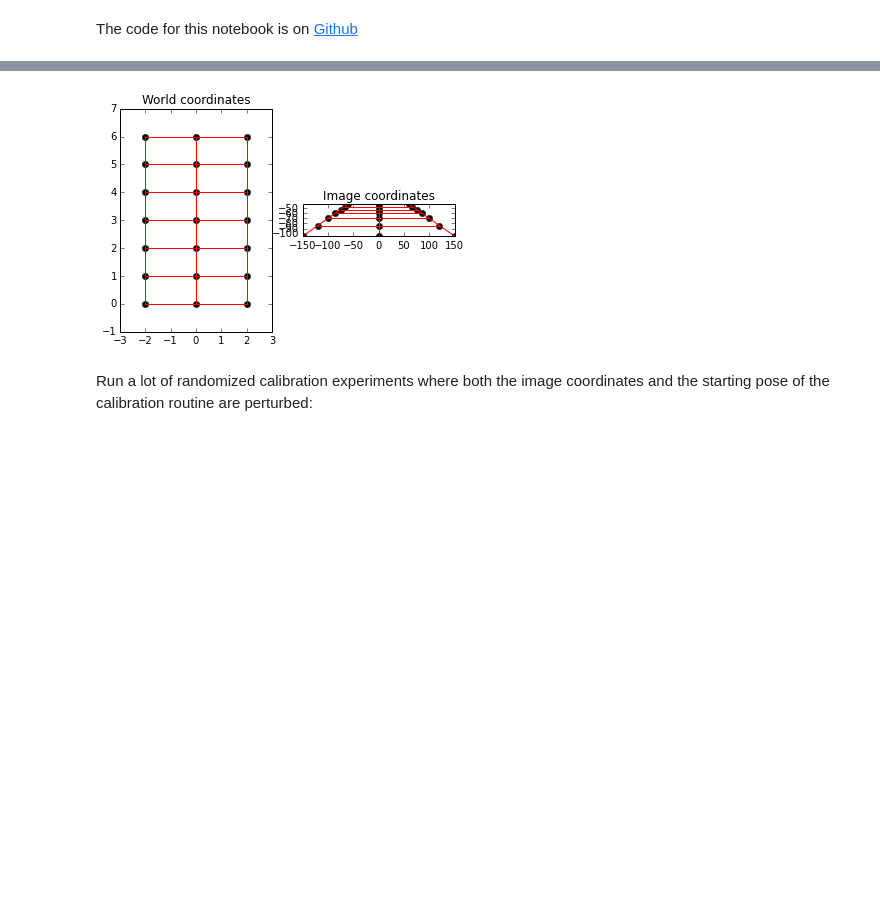
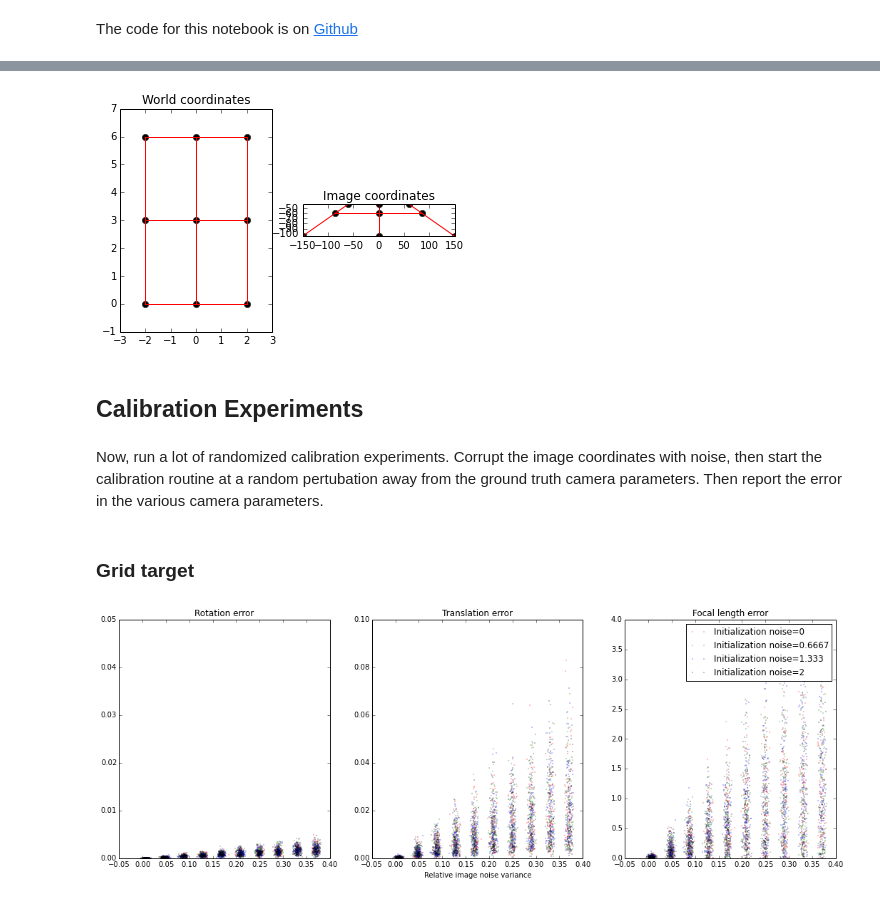
Before and after one commit to a-rahimi/3D-calibration-sensitivity, a Jupyter notebook: Sensitivity.ipynb, the cells around one changed output, grey strips where cells are left out. Drawn from its saved outputs; the diff is of its cells as text; code cells hidden in the pictures; blank space fills up the shorter version.

```diff
--- a/Sensitivity.ipynb
+++ b/Sensitivity.ipynb
@@ -17,7 +32,9 @@ S.test_view(S.ShapeTriangle)
 # %%
-S.test_view(S.ShapeGrid)
+reload(S).test_view(S.ShapeGrid, cam)
 # %% [output]
-[figure, old version]
+[figure, new version]
-# %% [markdown]
-Run a lot of randomized calibration experiments where both the image coordinates and the starting pose of the calibration routine are perturbed:
+# %% [markdown]
+## Calibration Experiments
+# %% [markdown]
+Now, run a lot of randomized calibration experiments. Corrupt the image coordinates with noise, then start the calibration routine at a random pertubation away from the ground truth camera parameters. Then report the error in the various camera parameters.
 # %%
@@ -25,0 +44,8 @@ R_Grid = reload(S).pnp_experiments(S.ShapeGrid, 100,linspace(0.1,5,10), linspace
+# %% [markdown]
+### Grid target
+# %%
+# plot errors from the above experiments
+reload(S).show_pnp_experiments(R_Grid, ylim_factor=0.05)
+P.gcf().set_size_inches(18,6);
+# %% [output]
+[figure, added]
```
Also changed, not shown: parts of 12 cells of this notebook.
